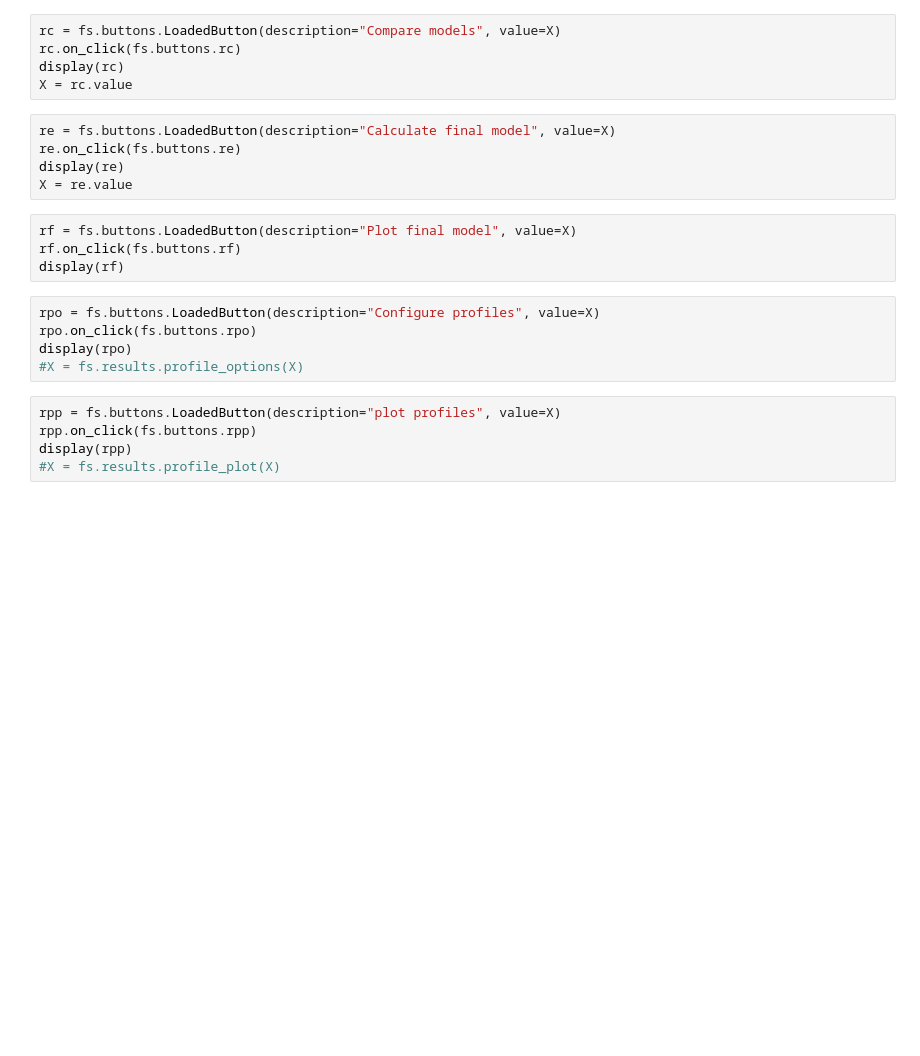
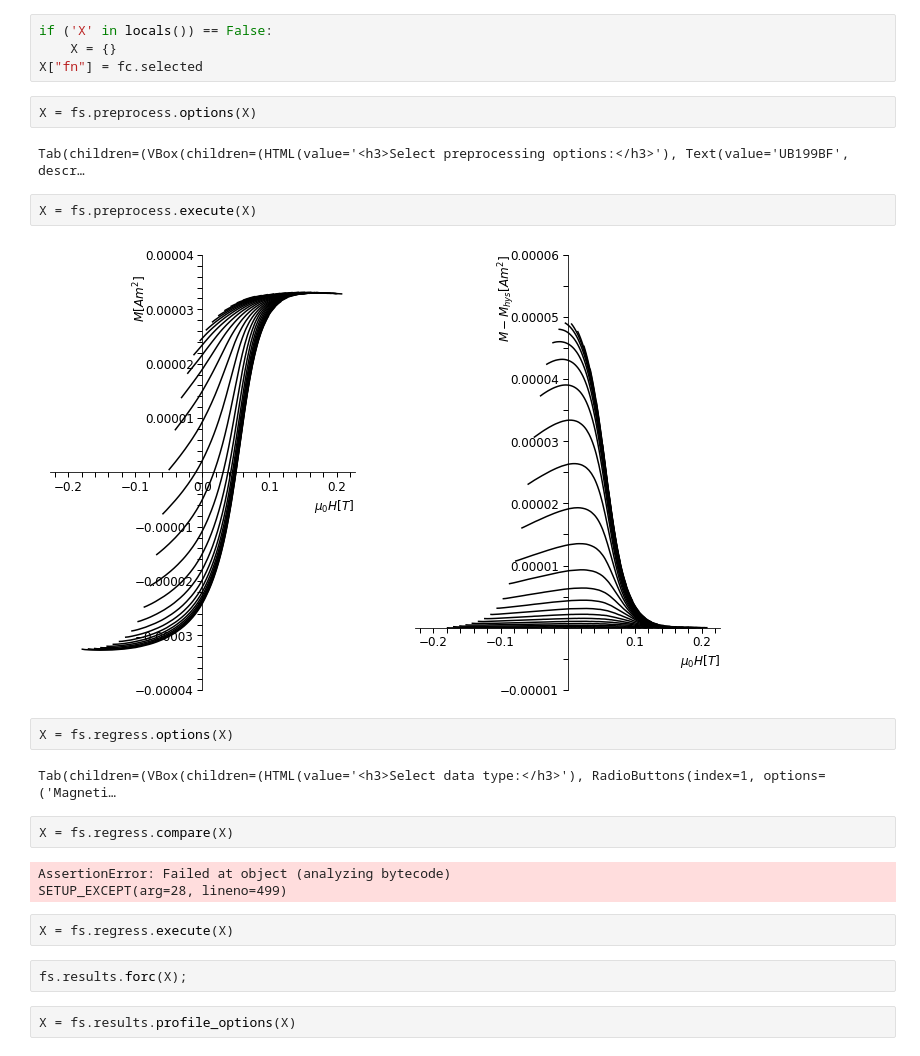
Before and after one commit to FORCaist/turbosensei, a Jupyter notebook: TURBOsensei.ipynb, the cells around one changed output. Cells and saved outputs as stored; diff of their text form; blank space fills up the shorter version.

```diff
--- a/TURBOsensei.ipynb
+++ b/TURBOsensei.ipynb
@@ -24,24 +7,27 @@ X = ro.value
-# %%
-rc = fs.buttons.LoadedButton(description="Compare models", value=X)
-rc.on_click(fs.buttons.rc)
-display(rc)
-X = rc.value
-# %%
-re = fs.buttons.LoadedButton(description="Calculate final model", value=X)
-re.on_click(fs.buttons.re)
-display(re)
-X = re.value
-# %%
-rf = fs.buttons.LoadedButton(description="Plot final model", value=X)
-rf.on_click(fs.buttons.rf)
-display(rf)
-# %%
-rpo = fs.buttons.LoadedButton(description="Configure profiles", value=X)
-rpo.on_click(fs.buttons.rpo)
-display(rpo)
-#X = fs.results.profile_options(X)
-# %%
-rpp = fs.buttons.LoadedButton(description="plot profiles", value=X)
-rpp.on_click(fs.buttons.rpp)
-display(rpp)
-#X = fs.results.profile_plot(X)
+# %%
+if ('X' in locals()) == False:
+    X = {}
+X["fn"] = fc.selected
+# %%
+X = fs.preprocess.options(X)
+# %% [output]
+Tab(children=(VBox(children=(HTML(value='<h3>Select preprocessing options:</h3>'), Text(value='UB199BF', descr…
+# %%
+X = fs.preprocess.execute(X)
+# %% [output]
+[figure, added]
+# %%
+X = fs.regress.options(X)
+# %% [output]
+Tab(children=(VBox(children=(HTML(value='<h3>Select data type:</h3>'), RadioButtons(index=1, options=('Magneti…
+# %%
+X = fs.regress.compare(X)
+# %% [output]
+AssertionError: Failed at object (analyzing bytecode)
+SETUP_EXCEPT(arg=28, lineno=499)
+# %%
+X = fs.regress.execute(X)
+# %%
+fs.results.forc(X);
+# %%
+X = fs.results.profile_options(X)
```
Also changed, not shown: parts of 7 cells of this notebook, 13 other files.
